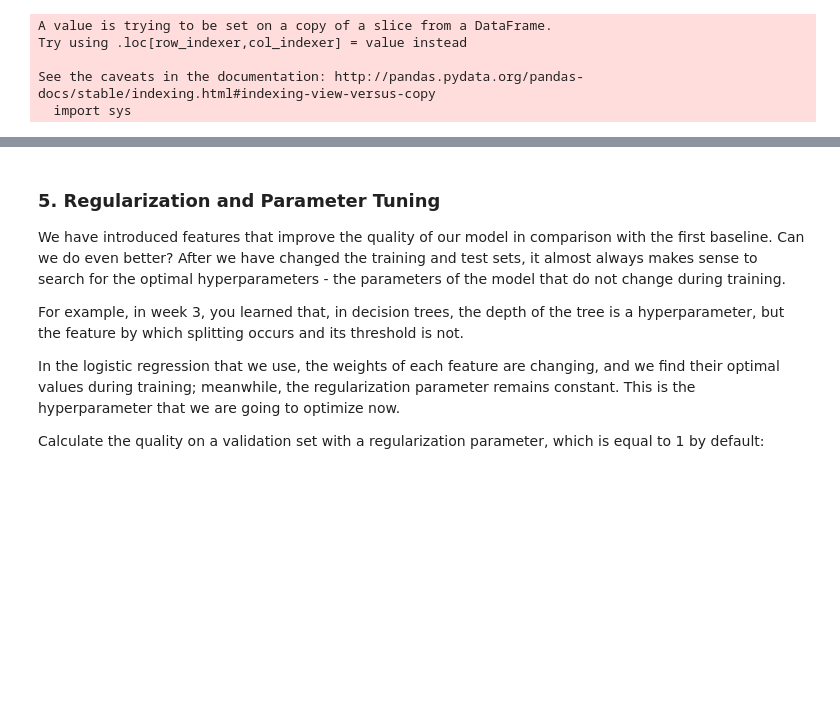
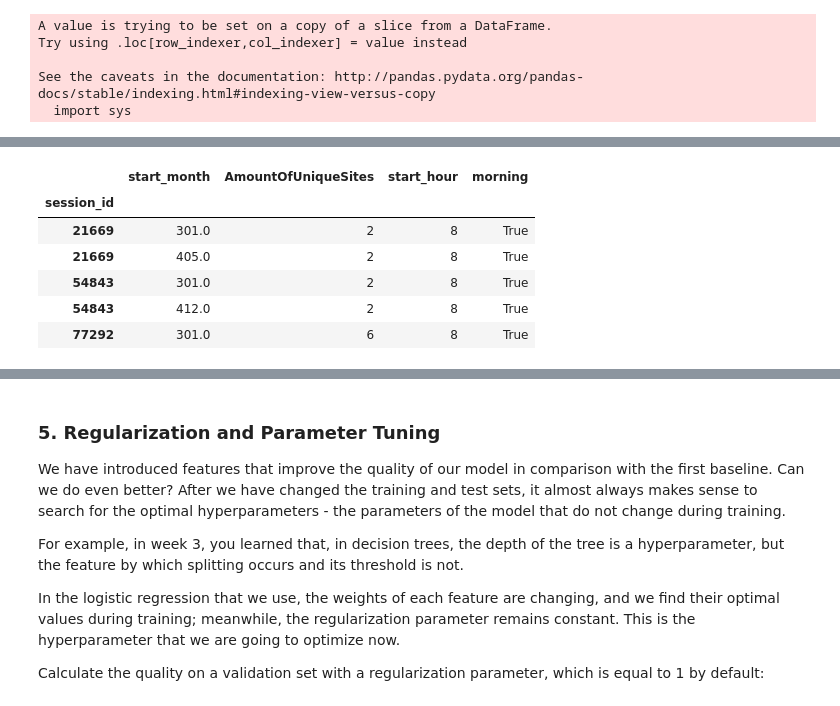
Before and after one commit to lavandosovich/ods_course, a Jupyter notebook: assignment2_part1_alice_logistic_regression.ipynb, the cells around one changed output, grey strips where cells are left out. Drawn from its saved outputs; the diff is of its cells as text; code cells hidden in the pictures; blank space fills up the shorter version.

```diff
--- a/assignment2_part1_alice_logistic_regression.ipynb
+++ b/assignment2_part1_alice_logistic_regression.ipynb
@@ -702,0 +725,13 @@ See the caveats in the documentation: http://pandas.pydata.org/pandas-docs/stabl
+# %%
+START_MONTH = 'start_month'
+AMOUNT_OF_UNIQUE_SITES = 'AmountOfUniqueSites'
+
+features_df = (
+    full_new_feat
+    .merge(
+        sites_df,
+        on='session_id'
+    )[[START_MONTH, AMOUNT_OF_UNIQUE_SITES]]
+)
+
+features_df.head()
@@ -703 +775,18 @@ See the caveats in the documentation: http://pandas.pydata.org/pandas-docs/stabl
+# %%
+# Your code is here
+START_HOUR = 'start_hour'
+MORNING = 'morning'
+
+features_df[START_HOUR] = time_df['Hour']
+features_df[MORNING] = time_df['AM']
+
+features_df.head()
+# %% [output]
+|  | start_month | AmountOfUniqueSites | start_hour | morning |
+| session_id |  |  |  |  |
+| 21669 | 301.0 | 2 | 8 | True |
+| 21669 | 405.0 | 2 | 8 | True |
+| 54843 | 301.0 | 2 | 8 | True |
+| 54843 | 412.0 | 2 | 8 | True |
+| 77292 | 301.0 | 6 | 8 | True |
 # %%
```
Also changed, not shown: parts of 17 cells of this notebook.
